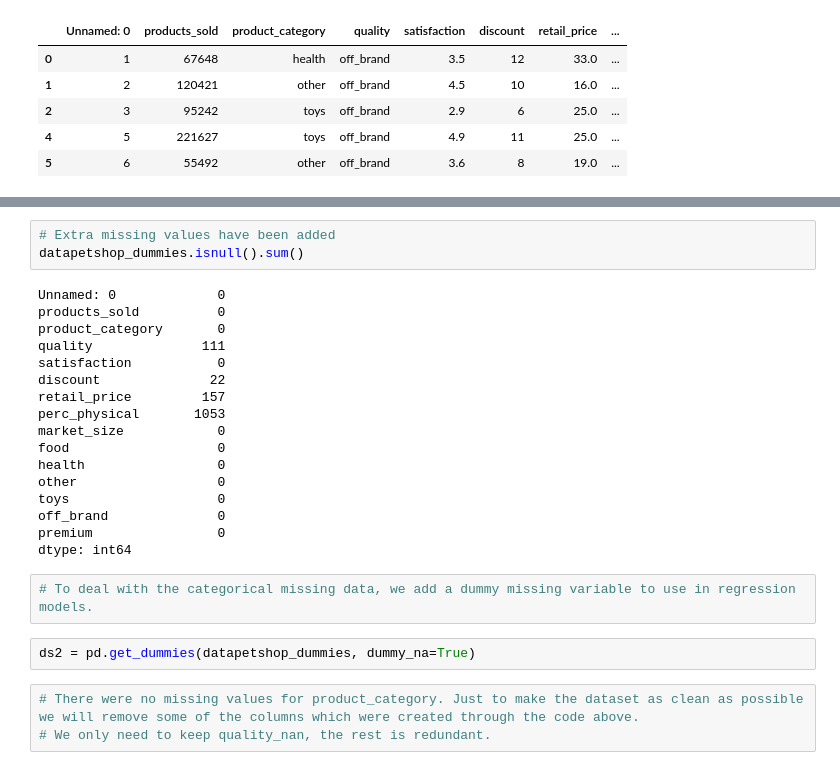
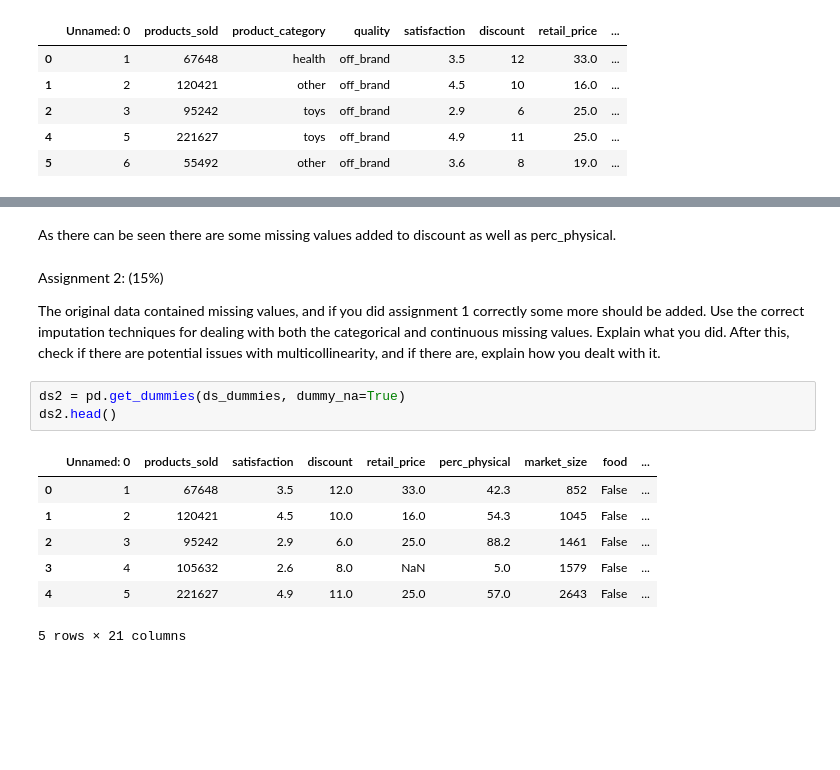
Before and after one commit to martijnvdw2002/modellingassignment, a Jupyter notebook: assignment.ipynb, the cells around one changed output, grey strips where cells are left out. Saved outputs shown, nothing was run; the diff lists cells and outputs as text; blank space fills up the shorter version.

```diff
--- a/assignment.ipynb
+++ b/assignment.ipynb
@@ -264,27 +196,17 @@ datapetshop_dummies.loc[datapetshop_dummies['perc_physical']>52,'perc_physical']
-# %%
-# Extra missing values have been added
-datapetshop_dummies.isnull().sum()
-# %% [output]
-Unnamed: 0             0
-products_sold          0
-product_category       0
-quality              111
-satisfaction           0
-discount              22
-retail_price         157
-perc_physical       1053
-market_size            0
-food                   0
-health                 0
-other                  0
-toys                   0
-off_brand              0
-premium                0
-dtype: int64
-# %%
-# To deal with the categorical missing data, we add a dummy missing variable to use in regression models.
+# %% [markdown]
+As there can be seen there are some missing values added to discount as well as perc_physical.
+# %% [markdown]
+Assignment 2: (15%)
+
+The original data contained missing values, and if you did assignment 1 correctly some more should be added. Use the correct imputation techniques for dealing with both the categorical and continuous missing values. Explain what you did. After this, check if there are potential issues with multicollinearity, and if there are, explain how you dealt with it.
 # %%
-ds2 = pd.get_dummies(datapetshop_dummies, dummy_na=True)
+ds2 = pd.get_dummies(ds_dummies, dummy_na=True)
+ds2.head()
+# %% [output]
+|  | Unnamed: 0 | products_sold | satisfaction | discount | retail_price | perc_physical | market_size | food | ... |
+| 0 | 1 | 67648 | 3.5 | 12.0 | 33.0 | 42.3 | 852 | False | ... |
+| 1 | 2 | 120421 | 4.5 | 10.0 | 16.0 | 54.3 | 1045 | False | ... |
+| 2 | 3 | 95242 | 2.9 | 6.0 | 25.0 | 88.2 | 1461 | False | ... |
+| 3 | 4 | 105632 | 2.6 | 8.0 | NaN | 5.0 | 1579 | False | ... |
+| 4 | 5 | 221627 | 4.9 | 11.0 | 25.0 | 57.0 | 2643 | False | ... |
+5 rows × 21 columns
-# %%
-# There were no missing values for product_category. Just to make the dataset as clean as possible we will remove some of the columns which were created through the code above.
-# We only need to keep quality_nan, the rest is redundant.
```
Also changed, not shown: parts of 26 cells of this notebook.
